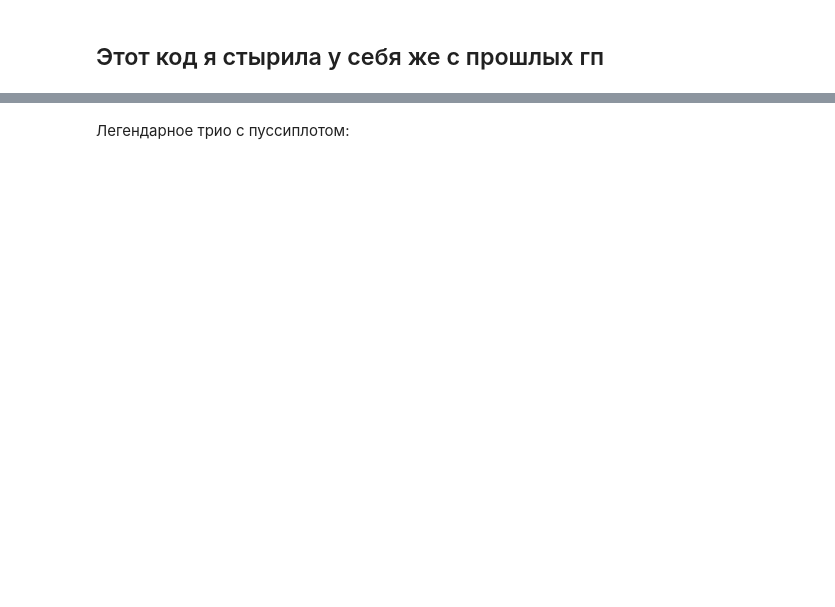
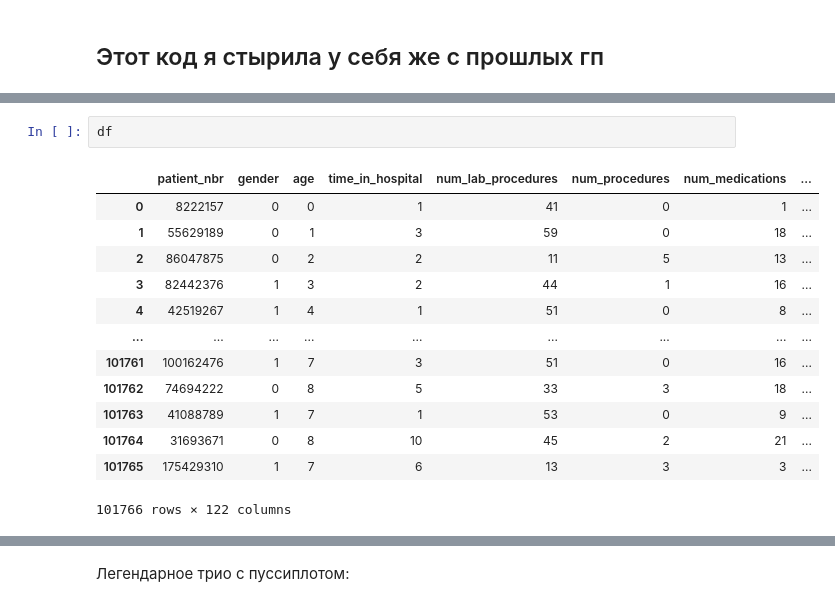
Before and after one commit to TimWHitee/gp_4_AB, a Jupyter notebook: Hospitals_EDA.ipynb, the cells around one changed output, grey strips where cells are left out. Saved outputs shown, nothing was run; the diff lists cells and outputs as text; blank space fills up the shorter version.

```diff
--- a/Hospitals_EDA.ipynb
+++ b/Hospitals_EDA.ipynb
@@ -34,0 +214,16 @@ numeric_cols = ['', '', ...]
+# %%
+df
+# %% [output]
+|  | patient_nbr | gender | age | time_in_hospital | num_lab_procedures | num_procedures | num_medications | ... |
+| 0 | 8222157 | 0 | 0 | 1 | 41 | 0 | 1 | ... |
+| 1 | 55629189 | 0 | 1 | 3 | 59 | 0 | 18 | ... |
+| 2 | 86047875 | 0 | 2 | 2 | 11 | 5 | 13 | ... |
+| 3 | 82442376 | 1 | 3 | 2 | 44 | 1 | 16 | ... |
+| 4 | 42519267 | 1 | 4 | 1 | 51 | 0 | 8 | ... |
+| ... | ... | ... | ... | ... | ... | ... | ... | ... |
+| 101761 | 100162476 | 1 | 7 | 3 | 51 | 0 | 16 | ... |
+| 101762 | 74694222 | 0 | 8 | 5 | 33 | 3 | 18 | ... |
+| 101763 | 41088789 | 1 | 7 | 1 | 53 | 0 | 9 | ... |
+| 101764 | 31693671 | 0 | 8 | 10 | 45 | 2 | 21 | ... |
+| 101765 | 175429310 | 1 | 7 | 6 | 13 | 3 | 3 | ... |
+101766 rows × 122 columns
```
Also changed, not shown: parts of 12 cells of this notebook.
